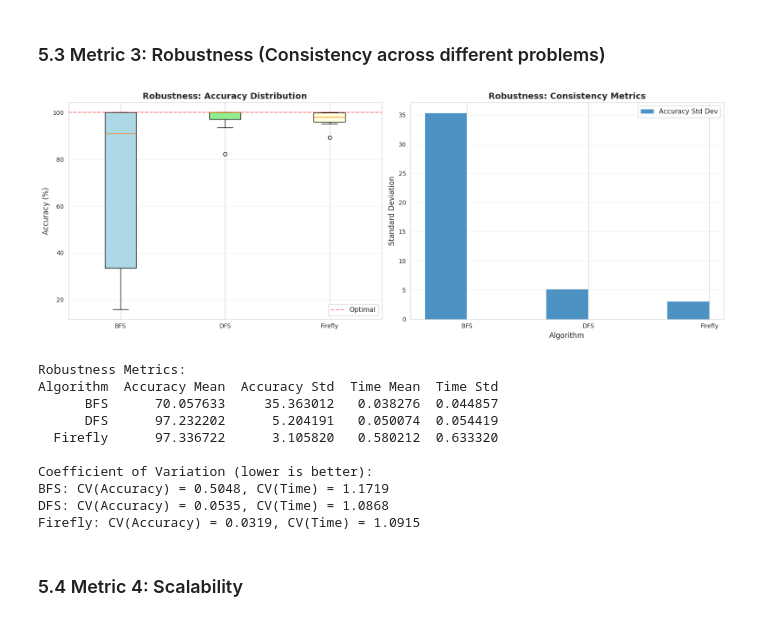
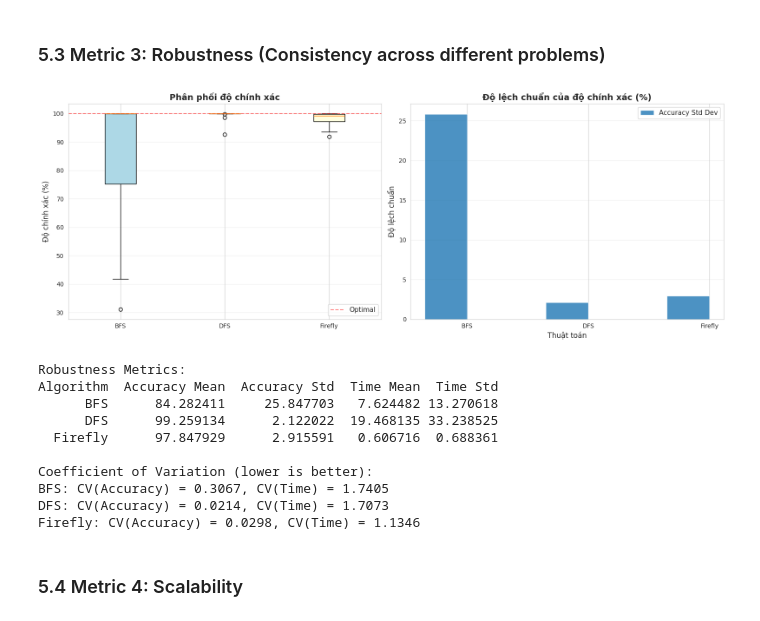
Before and after one commit to p1neapplechoco/search-algo, a Jupyter notebook: notebooks/knapsack_traditional_vs_firefly.ipynb, the cells around one changed output. Saved outputs shown, nothing was run; the diff lists cells and outputs as text; code cells hidden in the pictures.

```diff
--- a/notebooks/knapsack_traditional_vs_firefly.ipynb
+++ b/notebooks/knapsack_traditional_vs_firefly.ipynb
@@ -299,8 +299,8 @@ def run_comparison(problem_numbers, algorithms_config):
 small_problems = [1, 2, 3, 4]  # Problems with fewer items
 
 algorithms_config = {
-    "BFS": {"max_iterations": 50000},
-    "DFS": {"max_iterations": 50000},
+    "BFS": {"max_iterations": 1000000},
+    "DFS": {"max_iterations": 1000000},
     "Firefly": {
         "num_fireflies": 30,
         "num_generations": 50,
@@ -340,8 +340,8 @@ Running BFS...
 medium_problems = [5, 6, 7, 8]
 
 algorithms_config_medium = {
-    "BFS": {"max_iterations": 30000},
-    "DFS": {"max_iterations": 30000},
+    "BFS": {"max_iterations": 1000000},
+    "DFS": {"max_iterations": 1000000},
     "Firefly": {
         "num_fireflies": 50,
         "num_generations": 100,
@@ -381,8 +381,8 @@ Running BFS...
 large_problems = [11, 12, 13, 14]
 
 algorithms_config_large = {
-    "BFS": {"max_iterations": 20000},
-    "DFS": {"max_iterations": 20000},
+    "BFS": {"max_iterations": 10000000},
+    "DFS": {"max_iterations": 10000000},
     "Firefly": {
         "num_fireflies": 50,
         "num_generations": 150,
@@ -634,8 +600,8 @@ bp = ax1.boxplot(accuracy_data, labels=labels, patch_artist=True)
 for patch, color in zip(bp["boxes"], ["lightblue", "lightgreen", "lightyellow"]):
     patch.set_facecolor(color)
 
-ax1.set_ylabel("Accuracy (%)", fontsize=12)
-ax1.set_title("Robustness: Accuracy Distribution", fontsize=14, fontweight="bold")
+ax1.set_ylabel("Độ chính xác (%)", fontsize=12)
+ax1.set_title("Phân phối độ chính xác", fontsize=14, fontweight="bold")
 ax1.grid(True, alpha=0.3, axis="y")
 ax1.axhline(y=100, color="red", linestyle="--", alpha=0.5, label="Optimal")
 ax1.legend(fontsize=11)
@@ -657,47 +623,47 @@ robustness_metrics.columns = [
 ]
 
 x = np.arange(len(robustness_metrics))
 width = 0.35
 
 bars1 = ax2.bar(
     x - width / 2,
     robustness_metrics["Accuracy Std"],
     width,
     label="Accuracy Std Dev",
     alpha=0.8,
 )
-ax2.set_xlabel("Algorithm", fontsize=12)
-ax2.set_ylabel("Standard Deviation", fontsize=12)
-ax2.set_title("Robustness: Consistency Metrics", fontsize=14, fontweight="bold")
+ax2.set_xlabel("Thuật toán", fontsize=12)
+ax2.set_ylabel("Độ lệch chuẩn", fontsize=12)
+ax2.set_title("Độ lệch chuẩn của độ chính xác (%)", fontsize=14, fontweight="bold")
 ax2.set_xticks(x)
 ax2.set_xticklabels(robustness_metrics["Algorithm"])
 ax2.legend(fontsize=11)
 ax2.grid(True, alpha=0.3, axis="y")
 
 plt.tight_layout()
 plt.show()
 
 print("\nRobustness Metrics:")
 print(robustness_metrics.to_string(index=False))
 
 print("\nCoefficient of Variation (lower is better):")
 for algo in all_results["Algorithm"].unique():
     algo_data = all_results[all_results["Algorithm"] == algo]
     cv_accuracy = algo_data["Accuracy (%)"].std() / algo_data["Accuracy (%)"].mean()
     cv_time = algo_data["Time (s)"].std() / algo_data["Time (s)"].mean()
     print(f"{algo}: CV(Accuracy) = {cv_accuracy:.4f}, CV(Time) = {cv_time:.4f}")
 # %% [output]
-[figure, old version]
+[figure, new version]
 Robustness Metrics:
 Algorithm  Accuracy Mean  Accuracy Std  Time Mean  Time Std
-      BFS      70.057633     35.363012   0.038276  0.044857
-      DFS      97.232202      5.204191   0.050074  0.054419
-  Firefly      97.336722      3.105820   0.580212  0.633320
+      BFS      84.282411     25.847703   7.624482 13.270618
+      DFS      99.259134      2.122022  19.468135 33.238525
+  Firefly      97.847929      2.915591   0.606716  0.688361
 
 Coefficient of Variation (lower is better):
-BFS: CV(Accuracy) = 0.5048, CV(Time) = 1.1719
-DFS: CV(Accuracy) = 0.0535, CV(Time) = 1.0868
-Firefly: CV(Accuracy) = 0.0319, CV(Time) = 1.0915
+BFS: CV(Accuracy) = 0.3067, CV(Time) = 1.7405
+DFS: CV(Accuracy) = 0.0214, CV(Time) = 1.7073
+Firefly: CV(Accuracy) = 0.0298, CV(Time) = 1.1346
 # %% [markdown]
 ### 5.4 Metric 4: Scalability
 # %%
```
Also changed, not shown: parts of 9 cells of this notebook, 21 other files.
